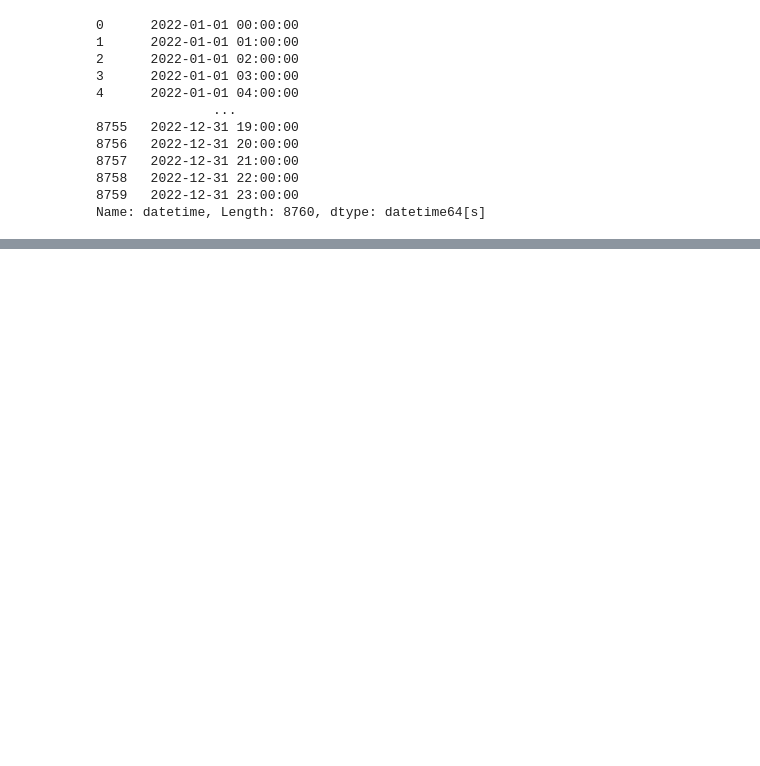
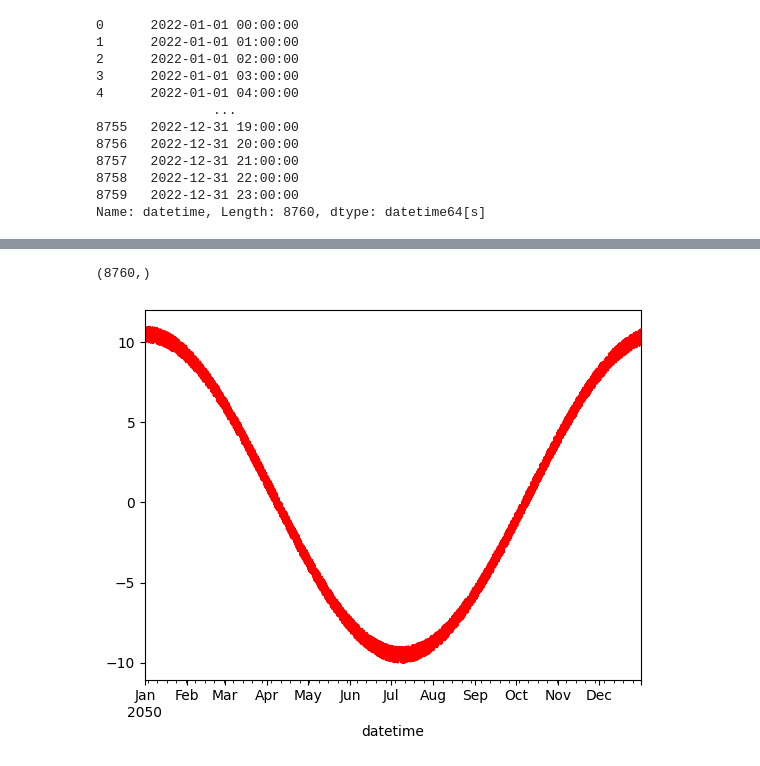
Before and after one commit to douglassilveirac/ENS5173_202401, a Jupyter notebook: pyEnv/Scripts/Atividade01_Etapa02.ipynb, the cells around one changed output, grey strips where cells are left out. Saved outputs shown, nothing was run; the diff lists cells and outputs as text; code cells hidden in the pictures; blank space fills up the shorter version.

```diff
--- a/pyEnv/Scripts/Atividade01_Etapa02.ipynb
+++ b/pyEnv/Scripts/Atividade01_Etapa02.ipynb
@@ -138,0 +187,47 @@ df
+# %%
+# Criando uma função
+def noiseCreation(path, year):
+    """Esta função cria um ruido com sazonalidade.
+    Inputs:
+        path = asdasdas
+        year = asdasdasdas
+
+    Criado por Leonardo
+    """
+
+    # Criando um dataframe
+    df = pd.DataFrame()
+
+    # Criando vertor temporal
+    dtime = np.arange(np.datetime64(str(year)+"-01-01"), np.datetime64(str(year+1)+"-01-01"), np.timedelta64(1, "h"))
+
+    # Monstrando um dataframe
+    df['datetime'] = dtime
+
+    # Datetime como index do dataframe
+    df = df.set_index(df['datetime'])
+
+    # Criando colunas com ano, mês e dia
+    df['year'] = df.index.year
+    df['month'] = df.index.month
+    df['day'] = df.index.day
+
+    # Crio uma coluna random
+    df['random'] = np.random.rand(df.shape[0])
+
+    # Adicionar sazonalidade
+    tt = np.arange(0,df.shape[0],1)
+    print(tt.shape)
+    df['sazonal'] = (np.cos(tt/(360*4)))
+    df['timeSeries'] = 10*df['sazonal']+df['random']
+    #df['sazonal'].plot()
+    df['timeSeries'].plot(color='red')
+    df.to_csv(path+'/noise_'+str(year)+'.csv')
+
+    return df
+# %%
+path = 'C:/Users/dodo_/Documents/GitHub/ENS5173_202401/dados/brutos'
+df2 = noiseCreation(path,2050)
+# %% [output]
+(8760,)
+[figure, added]
```
Also changed, not shown: parts of 17 cells of this notebook.
